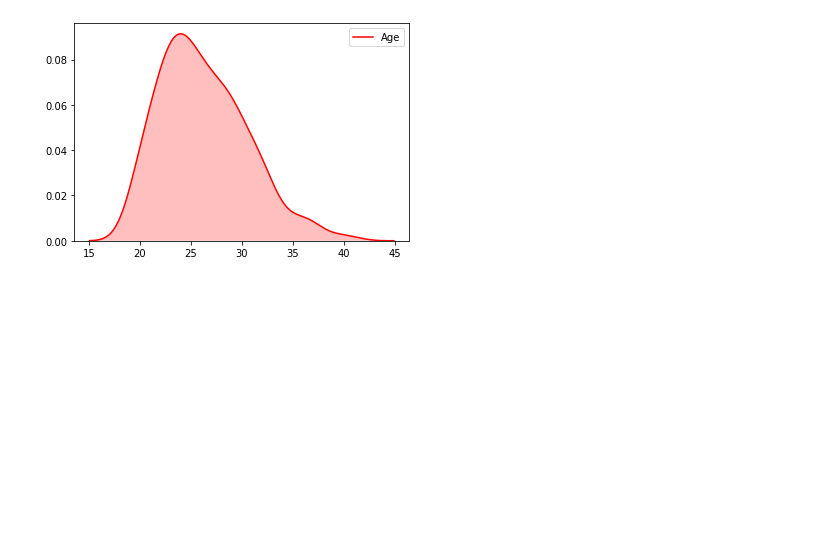
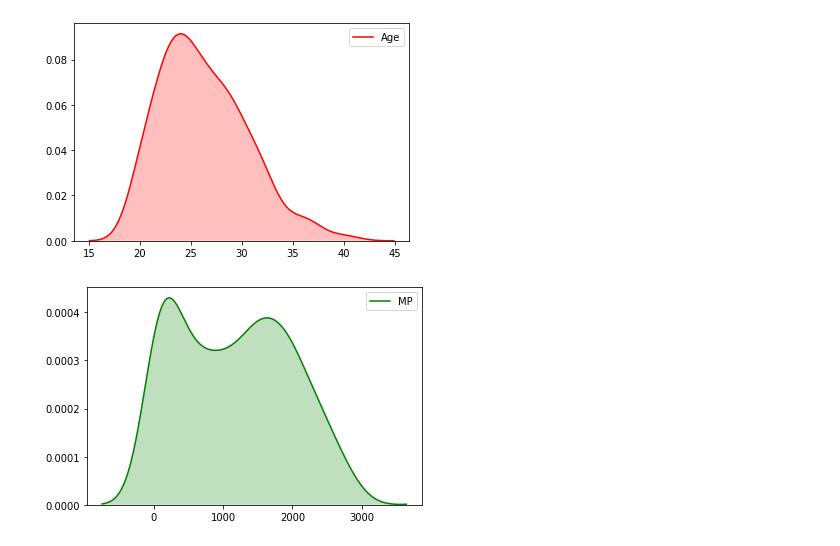
Before and after one commit to NicolasB2/NBA_Salaries, a Jupyter notebook: NBA Salary.ipynb, the cells around one changed output. Cells and saved outputs as stored; diff of their text form; code cells hidden in the pictures; blank space fills up the shorter version.

```diff
--- a/NBA Salary.ipynb
+++ b/NBA Salary.ipynb
@@ -27,0 +68,6 @@ data.head()
+# %%
+originalData = data.copy()
+data = data.dropna()
+print("Datos originales: ", originalData.shape)
+print("Datos limpios y completos: ", data.shape)
+print("Se eliminaron {} registos".format(originalData.shape[0] - data.shape[0]))
@@ -141,3 +152,8 @@ d = data.iloc[:,4]
+# %%
+d = data.iloc[:,7]
+ax = sn.kdeplot(d, shade=True, color="g")
+# %% [output]
+[figure, added]
 # %%
 fig = plt.figure(figsize=(12,5))
 sn.heatmap(corrMatrix[:1], annot=False)
```
Also changed, not shown: parts of 20 cells of this notebook.
